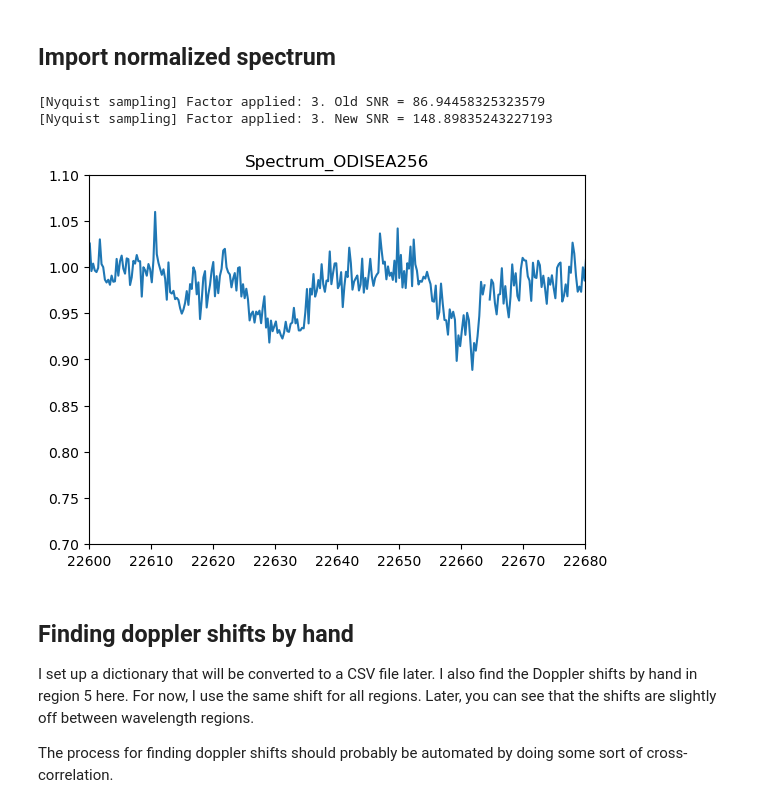
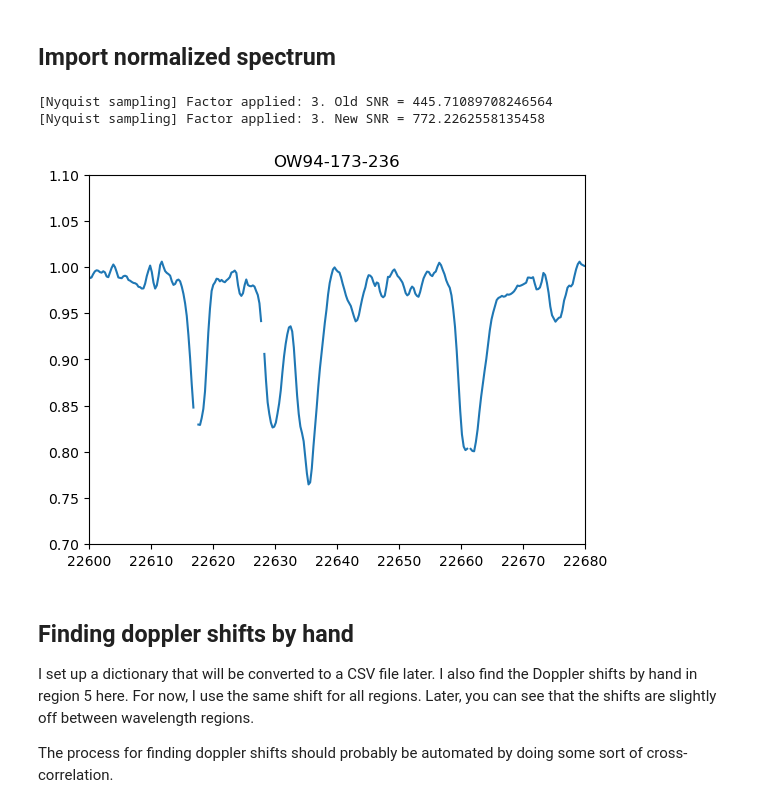
Before and after one commit to christianfloresg/ishell-spectral-fitting, a Jupyter notebook: simple_example.ipynb, the cells around one changed output. Cells and saved outputs as stored; diff of their text form; code cells hidden in the pictures.

```diff
--- a/simple_example.ipynb
+++ b/simple_example.ipynb
@@ -14,29 +14,29 @@ from fitting import *
 # %% [markdown]
 ## Import normalized spectrum
 # %%
-fname = "data/science/Spectrum_ODISEA256.nspec"
+fname = "data/science/OW94-173-236.tellcor1.merged.smoothed21-2.nspec"
 
 # ProplydData is a simple class that stores the data and has some built-in methods
 # to help with data processing
 obj = ProplydData(fname)
 
 # Let's nyquist sample the data. This assumes that we are using iSHELL 0.75'' slit width with is
 # over sampled by 6 pixels per resolution element. We are bring it down to 2 (Nyquist)
 obj.Nyquist_bin_spectrum(N = 3)
 
-obj.x *= 1  #e4  # convert x-axis to angstroms
-# obj.x *= 1e4  # convert x-axis to angstroms
+# obj.x *= 1  #e4  # convert x-axis to angstroms
+obj.x *= 1e4  # convert x-axis to angstroms
 
 plt.figure()
 plt.plot(obj.x, obj.y)
 plt.ylim(0.7, 1.1)
 plt.xlim(22600, 22680)
 plt.title(obj.name)  # the object name was automatically set from the file name - see ProplyData.__init__()
 plt.show()
 # %% [output]
-[Nyquist sampling] Factor applied: 3. Old SNR = 86.94458325323579
-[Nyquist sampling] Factor applied: 3. New SNR = 148.89835243227193
+[Nyquist sampling] Factor applied: 3. Old SNR = 445.71089708246564
+[Nyquist sampling] Factor applied: 3. New SNR = 772.2262558135458
-[figure, old version]
+[figure, new version]
 # %% [markdown]
 ## Finding doppler shifts by hand
 
```
Also changed, not shown: parts of 11 cells of this notebook, 1 other file.
